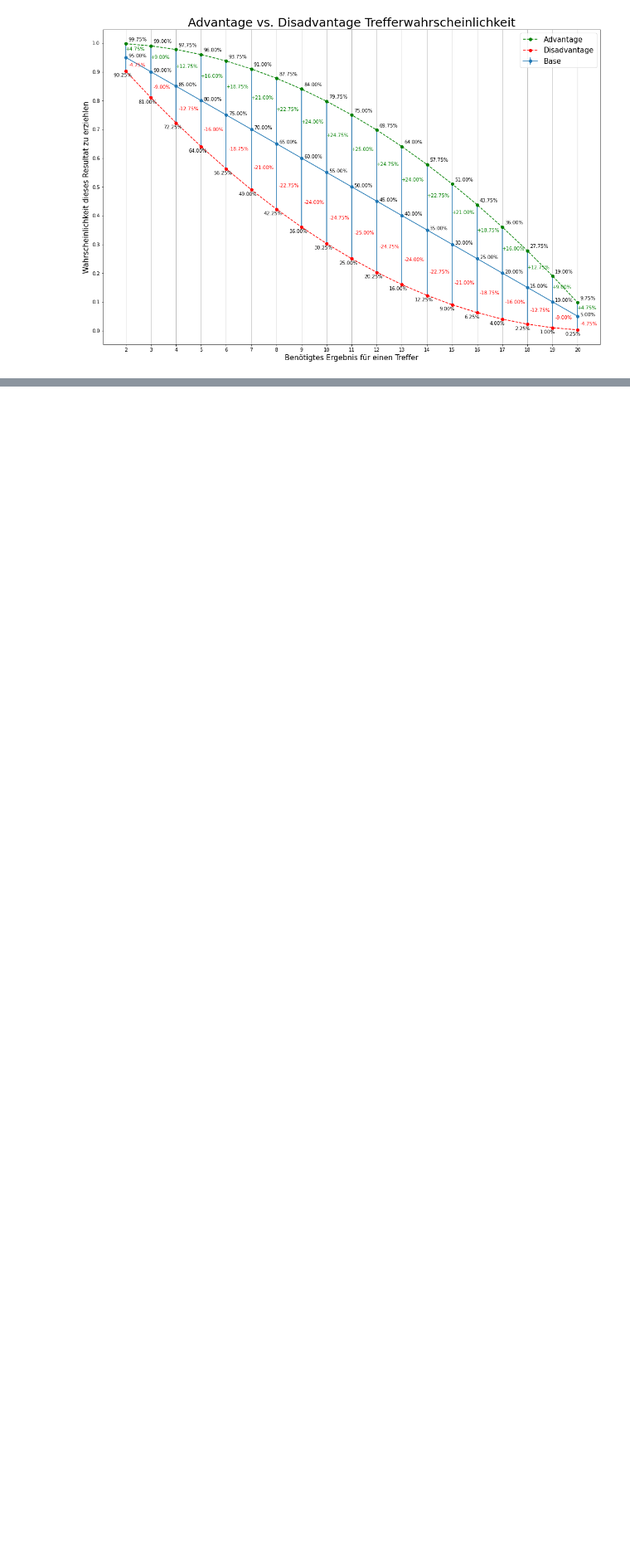
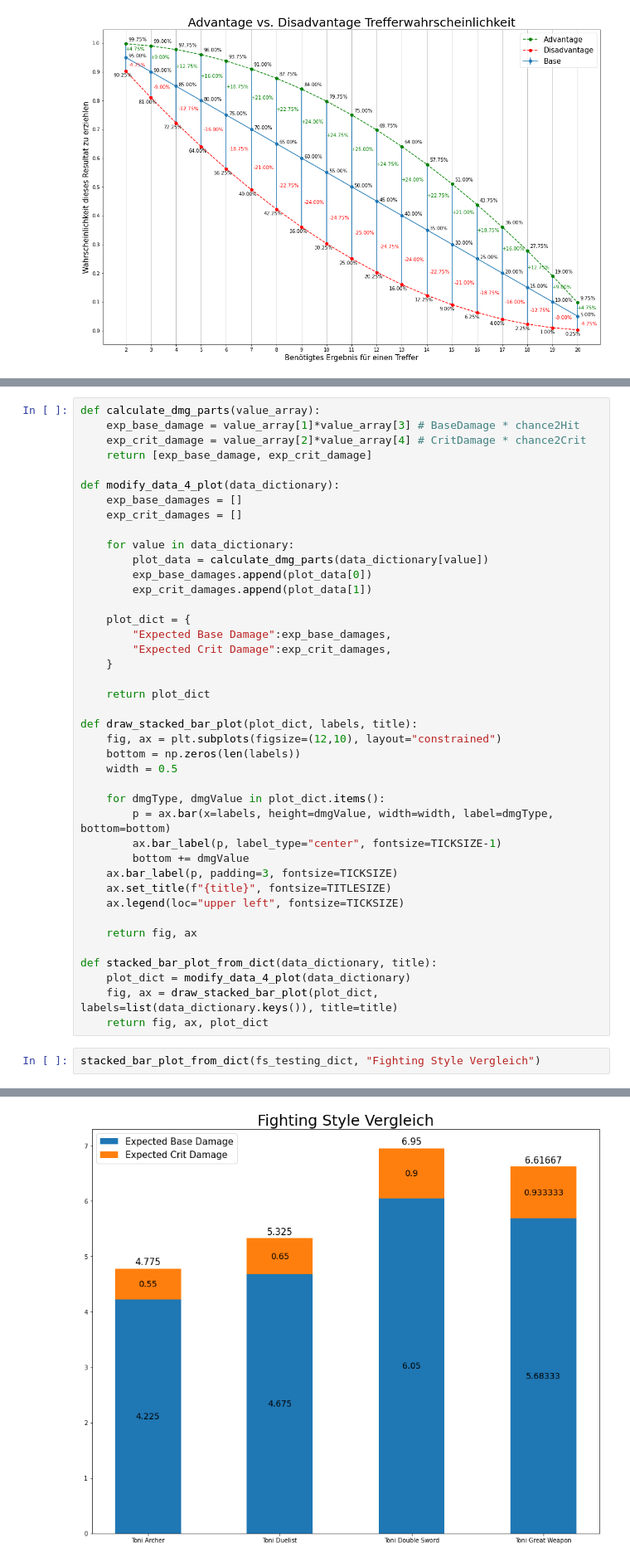
Before and after one commit to AlexSchinnerl/dndMath, a Jupyter notebook: vortrag.ipynb, the cells around one changed output, grey strips where cells are left out. Shown at 83% size. Drawn from its saved outputs; the diff is of its cells as text; blank space fills up the shorter version.

Commit message:
FS vergleich

```diff
--- a/vortrag.ipynb
+++ b/vortrag.ipynb
@@ -529,0 +754,44 @@ plt.show()
+# %%
+def calculate_dmg_parts(value_array):
+    exp_base_damage = value_array[1]*value_array[3] # BaseDamage * chance2Hit
+    exp_crit_damage = value_array[2]*value_array[4] # CritDamage * chance2Crit
+    return [exp_base_damage, exp_crit_damage]
+
+def modify_data_4_plot(data_dictionary):
+    exp_base_damages = []
+    exp_crit_damages = []
+
+    for value in data_dictionary:
+        plot_data = calculate_dmg_parts(data_dictionary[value])
+        exp_base_damages.append(plot_data[0])
+        exp_crit_damages.append(plot_data[1])
+
+    plot_dict = {
+        "Expected Base Damage":exp_base_damages,
+        "Expected Crit Damage":exp_crit_damages,
+    }
+
+    return plot_dict
+
+def draw_stacked_bar_plot(plot_dict, labels, title):
+    fig, ax = plt.subplots(figsize=(12,10), layout="constrained")
+    bottom = np.zeros(len(labels))
+    width = 0.5
+
+    for dmgType, dmgValue in plot_dict.items():
+        p = ax.bar(x=labels, height=dmgValue, width=width, label=dmgType, bottom=bottom)
+        ax.bar_label(p, label_type="center", fontsize=TICKSIZE-1)
+        bottom += dmgValue
+    ax.bar_label(p, padding=3, fontsize=TICKSIZE)
+    ax.set_title(f"{title}", fontsize=TITLESIZE)
+    ax.legend(loc="upper left", fontsize=TICKSIZE)
+
+    return fig, ax
+
+def stacked_bar_plot_from_dict(data_dictionary, title):
+    plot_dict = modify_data_4_plot(data_dictionary)
+    fig, ax = draw_stacked_bar_plot(plot_dict, labels=list(data_dictionary.keys()), title=title)
+    return fig, ax, plot_dict
+# %%
+stacked_bar_plot_from_dict(fs_testing_dict, "Fighting Style Vergleich")
+# %% [output]
@@ -529,0 +808 @@ plt.show()
+[figure, added]
```
Also changed, not shown: parts of 31 cells of this notebook.
